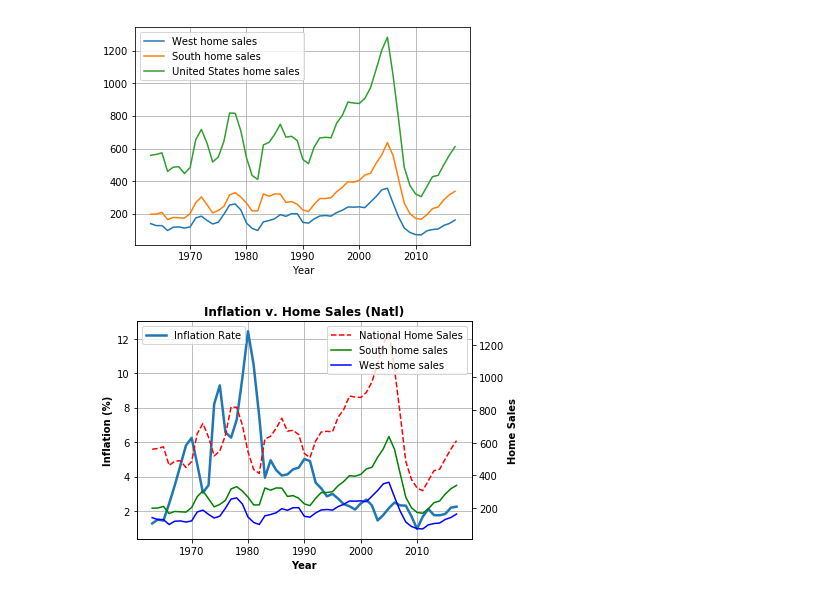
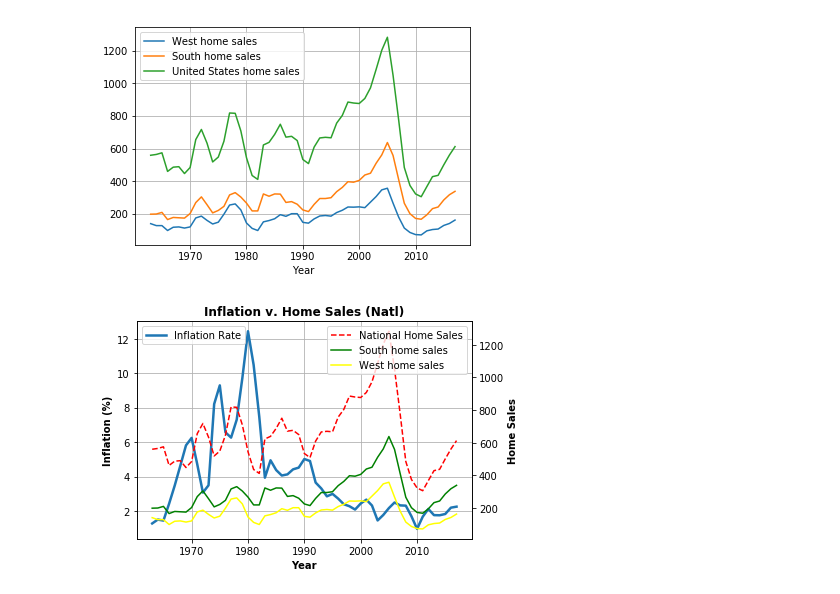
Before and after one commit to CarlosCocuy/ProjectRepo, a Jupyter notebook: data_cleaning_fed_funds.ipynb, the cells around one changed output. Drawn from its saved outputs; the diff is of its cells as text; code cells hidden in the pictures.

Commit message:
new graph color

```diff
--- a/data_cleaning_fed_funds.ipynb
+++ b/data_cleaning_fed_funds.ipynb
@@ -86,32 +86,32 @@ plt.grid()
 # %%
 #Create a line chart of inflation (above) and home sales per year from 1963-2018
 home_sales=[]
 south_sales=[]
 west_sales=[]
 for sale in S_W_Inflation_df["United States home sales"]:
     int_US_sales=int(sale)
     home_sales.append(int_US_sales)
 for sale in S_W_Inflation_df["South home sales"]:
     int_south_sales=int(sale)
     south_sales.append(int_south_sales)
 for sale in S_W_Inflation_df["West home sales"]:
     int_west_sales=int(sale)
     west_sales.append(int_west_sales)
 fig, ax1=plt.subplots()
 x=np.arange(1963,2018)
 n=S_W_Inflation_df["Inflation Rate"]
 ax1.plot(x,n, linewidth=2.5)
 ax2=ax1.twinx()
 ax2.plot(x,S_W_Inflation_df["United States home sales"],color="r", linestyle="--",label="National Home Sales")
 ax2.plot(x,S_W_Inflation_df["South home sales"], color="g", label="South home sales")
-ax2.plot(x,S_W_Inflation_df["West home sales"], color="b", label="West home sales")
+ax2.plot(x,S_W_Inflation_df["West home sales"], color="yellow", label="West home sales")
 ax1.grid()
 ax1.legend(loc=2)
 ax2.legend(loc=1)
 ax1.set_title("Inflation v. Home Sales (Natl)", fontweight="bold")
 ax1.set_xlabel("Year", fontweight="bold")
 ax1.set_ylabel("Inflation (%)", fontweight="bold")
 ax2.set_ylabel("Home Sales", fontweight="bold")
 plt.savefig("Graph Images/Inflation_Home_Sales_john.png")
 # %% [output]
-[figure, old version]
+[figure, new version]
```
Also changed, not shown: 1 other file.
